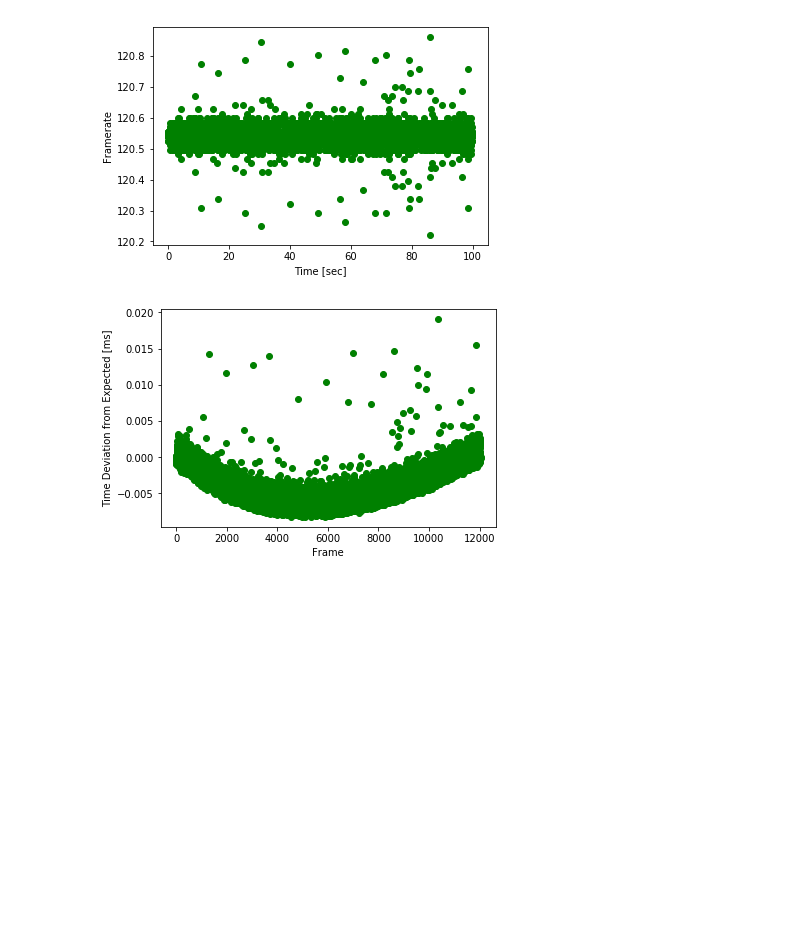
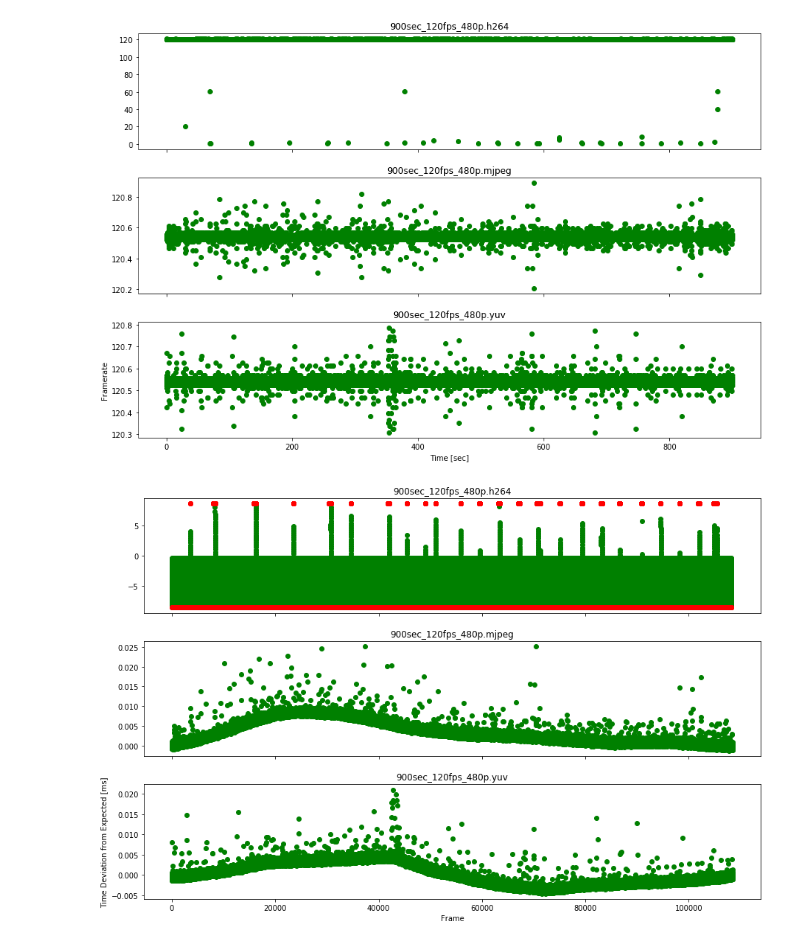
Before and after one commit to zacharyselk/picam, a Jupyter notebook: evaluation/Untitled.ipynb, the cells around one changed output. Saved outputs shown, nothing was run; the diff lists cells and outputs as text; code cells hidden in the pictures; blank space fills up the shorter version.

```diff
--- a/evaluation/Untitled.ipynb
+++ b/evaluation/Untitled.ipynb
@@ -8,8 +8,12 @@ import analysis_tools as tools
 # %%
 LOGS_PATH = '../logs/'
 # %%
-obj = tools.fileEvaluation(LOGS_PATH + '100sec_120fps_inet_notnice.h264.ts')
-
+obj = tools.evaluate([LOGS_PATH + '900sec_120fps_480p.h264.ts',
+                      LOGS_PATH + '900sec_120fps_480p.mjpeg.ts',
+                      LOGS_PATH + '900sec_120fps_480p.yuv.ts'
+                     ])
+obj.x_size = 15
+obj.y_size = 10
 obj.info()
 obj.plot_framerate()
 obj.plot_relative_deviation()
@@ -22,2 +41,2 @@ Standard Deviation: 5.717399 µs
-[figure, old version]
+[figure, new version]
-[figure, old version]
+[figure, new version]
```
Also changed, not shown: parts of 6 cells of this notebook, 2 other files.
